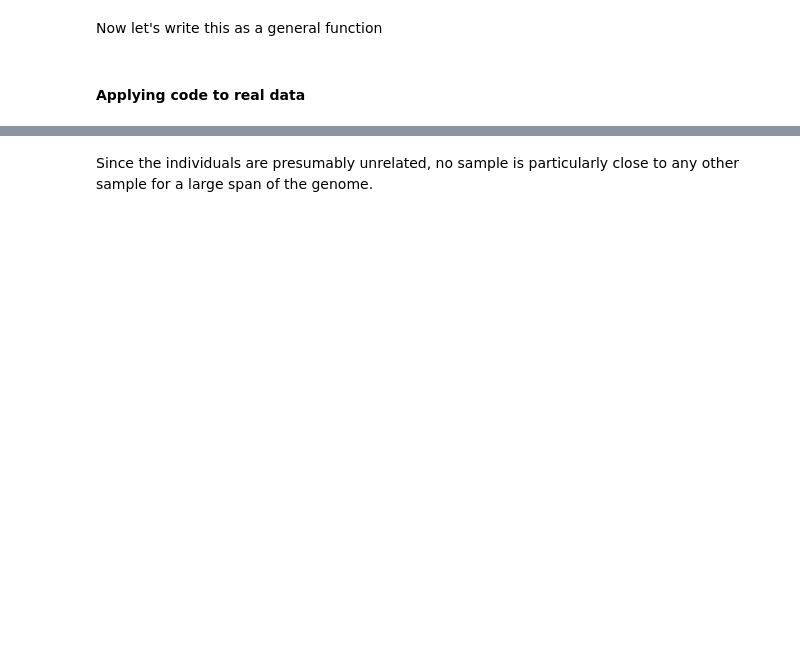
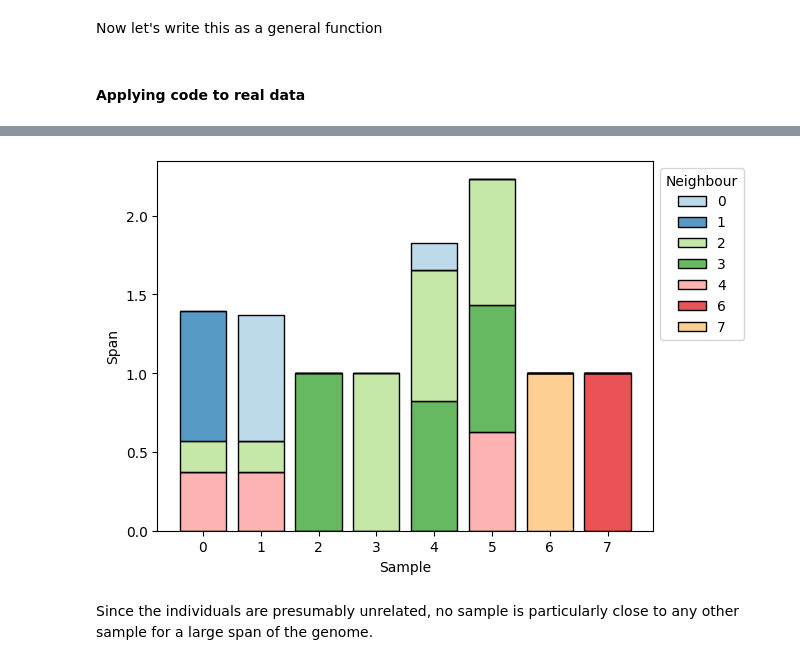
Before and after one commit to duncanMR/pedigrees_project, a Jupyter notebook: 1000_genomes.ipynb, the cells around one changed output, grey strips where cells are left out. Saved outputs shown, nothing was run; the diff lists cells and outputs as text; code cells hidden in the pictures; blank space fills up the shorter version.

```diff
--- a/1000_genomes.ipynb
+++ b/1000_genomes.ipynb
@@ -336,2 +343,7 @@ plot_span_df(span_df, "Paired")
+# %%
+span_df = make_span_df(ts2, 3)
+plot_span_df(span_df, "Paired")
+# %% [output]
+[figure, added]
 # %% [markdown]
 Since the individuals are presumably unrelated, no sample is particularly close to any other sample for a large span of the genome.
```
Also changed, not shown: parts of 46 cells of this notebook, 3 other files.
